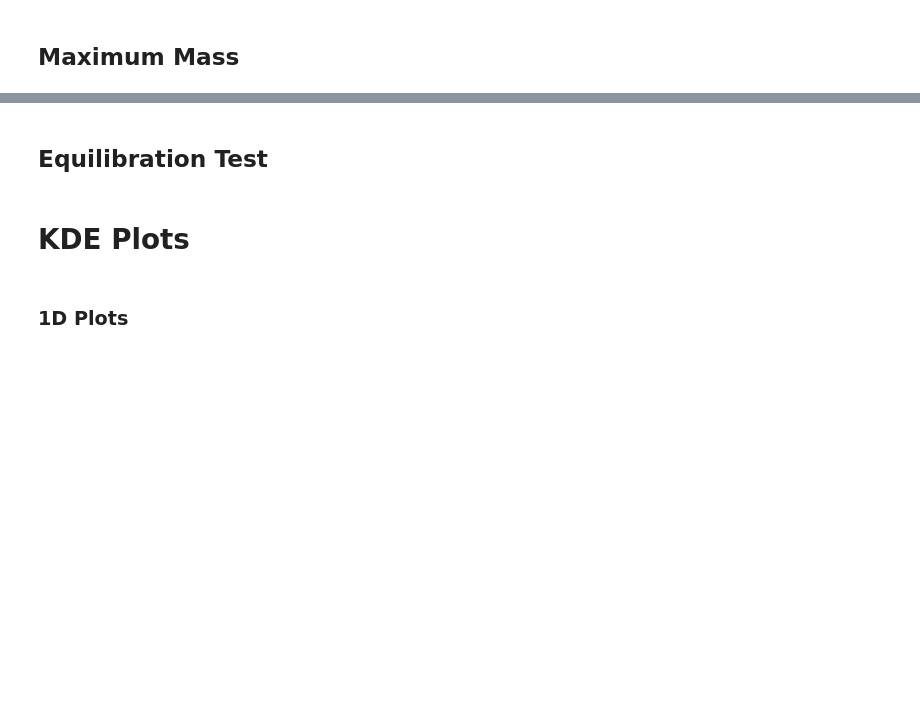
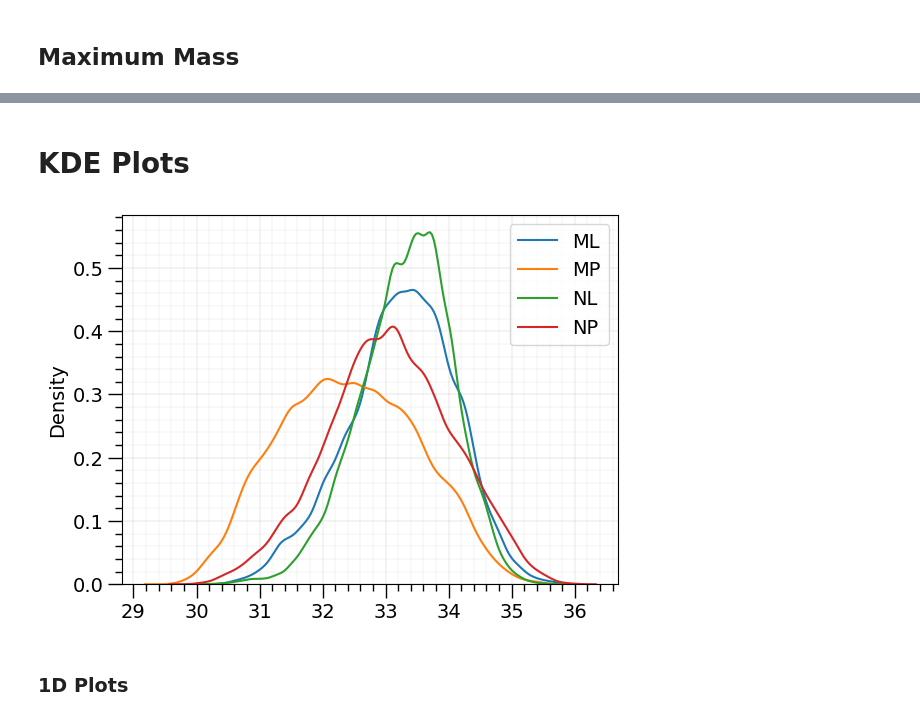
Before and after one commit to awsteiner/bamr, a Jupyter notebook: out/plots.ipynb, the cells around one changed output, grey strips where cells are left out. Drawn from its saved outputs; the diff is of its cells as text; code cells hidden in the pictures; blank space fills up the shorter version.

Commit message:
Cleaned up jupyter notebooks containing plots

```diff
--- a/out/plots.ipynb
+++ b/out/plots.ipynb
@@ -6,5 +6,5 @@ import scipy.stats as stats
 import seaborn as sns
 from seaborn import kdeplot
 from sklearn.neighbors import KernelDensity
-plt.rc('font', size=12.0)
+plt.rcParams.update({'font.size': 14})
 # %%
@@ -45,11 +53,12 @@ sn_wd_nl = np.array(h5py.File('tmp/main2_MP.o2','r')['markov_chain_0']['data']['
 den_nl = stats.gaussian_kde(mmax_nl)
 den_np = stats.gaussian_kde(mmax_np)
 den_ml = stats.gaussian_kde(mmax_ml)
-den_mp = stats.gaussian_kde(mmax_mp)
+den_mp = stats.gaussian_kde(mmax_nl)
 x = np.linspace(1.95, \
                 np.max(np.concatenate((mmax_nl, mmax_np, mmax_ml, mmax_mp))), \
                 num=100, dtype=float)
-plt.figure(figsize=(8,6))
+plt.rcParams.update({'font.size': 14})
+plt.figure(figsize=(8,6), dpi=600)
 plt.plot(x, den_nl(x), label='NL')
 plt.plot(x, den_np(x), label='NP')
 plt.plot(x, den_ml(x), label='ML')
@@ -57,8 +66,8 @@ plt.plot(x, den_mp(x), label='MP')
 plt.minorticks_on()
 plt.tick_params('both', length=12, width=1, which='major')
 plt.tick_params('both', length=5, width=1, which='minor')
-#plt.xlabel('$M_\mathrm{max}~[M_\odot]$')
-#plt.ylabel('$\mathcal{P}~(M_\mathrm{max})$')
+plt.xlabel('$M_\mathrm{max} \ [M_\odot]$')
+plt.ylabel('$\mathcal{P} \ (M_\mathrm{max})$')
 plt.grid(which='major', linewidth=0.2, visible=True)
 plt.grid(which='minor', linewidth=0.1, visible=True)
 plt.legend()
@@ -69,5 +76,6 @@ plt.show()
 # %%
-plt.figure(figsize=(16,12))
+plt.rcParams.update({'font.size': 28})
+plt.figure(figsize=(16,12), dpi=1200)
 kdeplot(mmax_nl, label='NL')
 kdeplot(mmax_np, label='NP')
 kdeplot(mmax_ml, label='ML')
@@ -78,8 +86,8 @@ plt.ylim(-0.25, 5.45)
 plt.minorticks_on()
 plt.tick_params('both', length=20, width=2, which='major')
 plt.tick_params('both', length=10, width=2, which='minor')
-#plt.xlabel('$M_\mathrm{max} \ [M_\odot]$')
-#plt.ylabel('$\mathcal{P} \ (M_\mathrm{max})$')
+plt.xlabel('$M_\mathrm{max} \ [M_\odot]$')
+plt.ylabel('$\mathcal{P} \ (M_\mathrm{max})$')
 plt.grid(which='major', linewidth=0.4, visible=True)
 plt.grid(which='minor', linewidth=0.2, visible=True)
 plt.legend()
@@ -195,5 +203,3 @@ plt.scatter(np.arange(len(diff)), diff, s=1, marker='o')
 plt.xlabel('Pair of Rows')
 plt.ylabel('$\Delta \Lambda_{43} / \Delta R_{43}$')
 plt.show()
-# %% [markdown]
-## Equilibration Test
@@ -351,2 +206,20 @@ plt.show()
 # %% [markdown]
 # KDE Plots
+# %%
+a_ml = np.array(h5py.File('ml_59','r')['markov_chain_0']['data']['param_S'])
+a_mp = np.array(h5py.File('mp_51','r')['markov_chain_0']['data']['param_S'])
+a_nl = np.array(h5py.File('nl_50','r')['markov_chain_0']['data']['param_S'])
+a_np = np.array(h5py.File('np_50','r')['markov_chain_0']['data']['param_S'])
+sns.kdeplot(a_ml, label='ML')
+sns.kdeplot(a_mp, label='MP')
+sns.kdeplot(a_nl, label='NL')
+sns.kdeplot(a_np, label='NP')
+plt.minorticks_on()
+plt.tick_params('both', length=10, width=1, which='major')
+plt.tick_params('both', length=5, width=1, which='minor')
+plt.grid(which='major', linewidth=0.2, visible=True)
+plt.grid(which='minor', linewidth=0.1, visible=True)
+plt.legend()
+plt.show()
+# %% [output]
+[figure, added]
```
Also changed, not shown: parts of 20 cells of this notebook, 5 other files.
